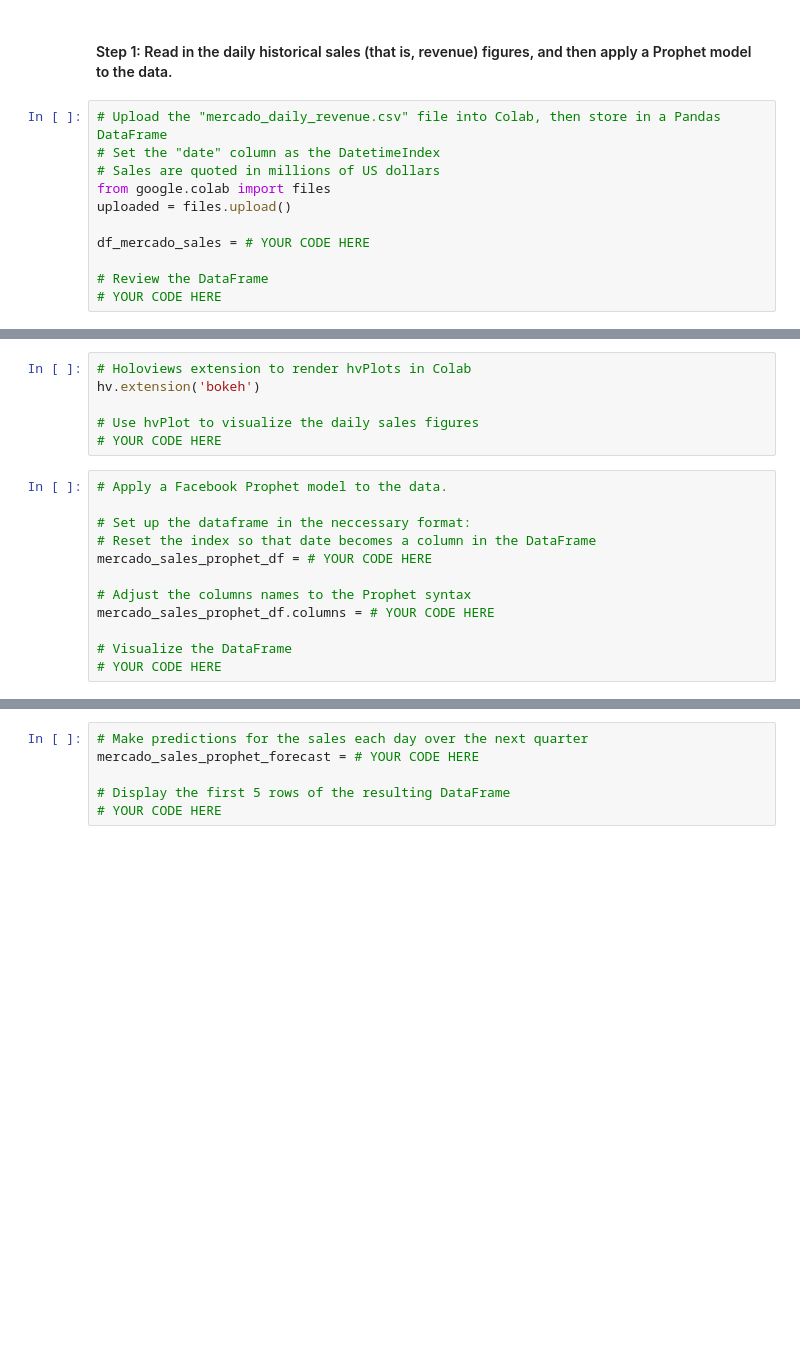
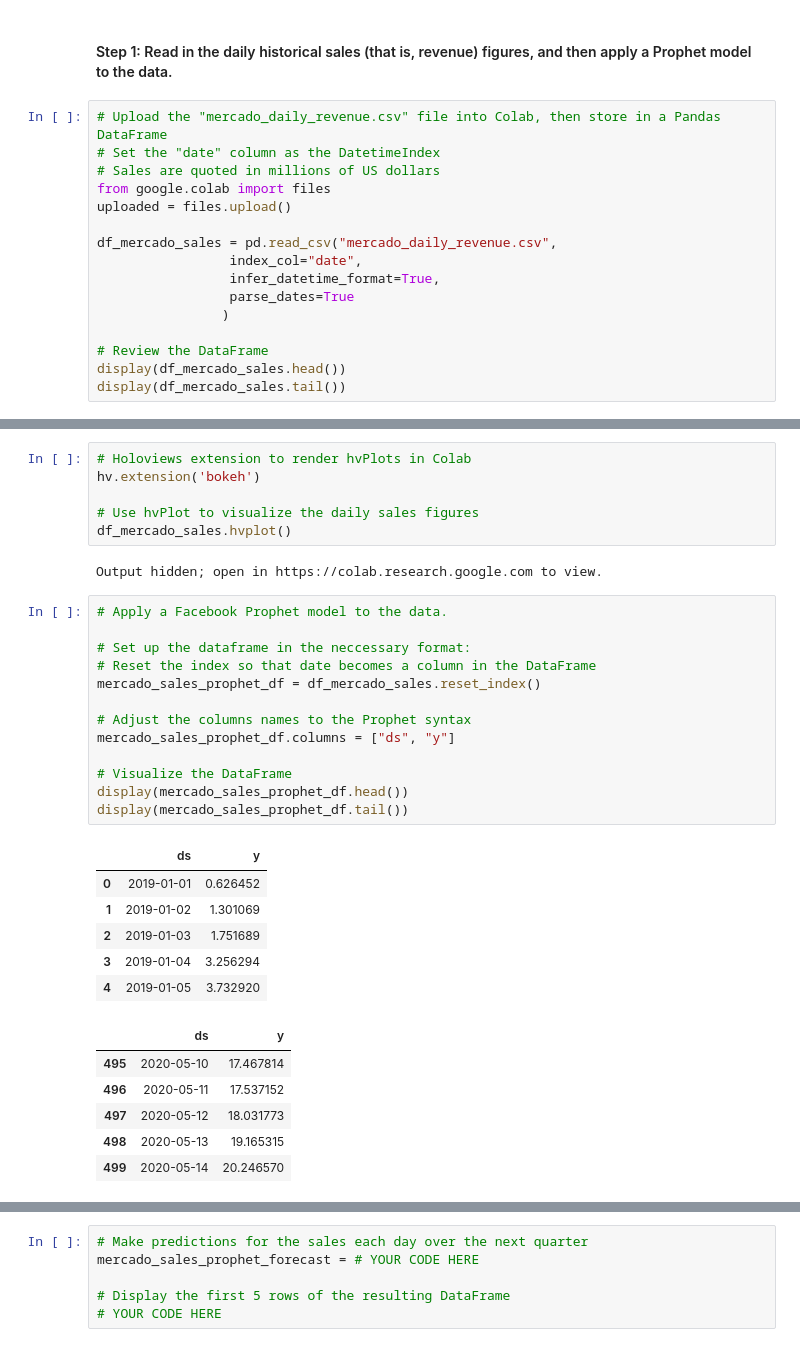
Before and after one commit to jgb161/Forecasting-Net-Prophet, a Jupyter notebook: forecasting_net_prophet.ipynb, the cells around one changed output, grey strips where cells are left out. Saved outputs shown, nothing was run; the diff lists cells and outputs as text; blank space fills up the shorter version.

```diff
--- a/forecasting_net_prophet.ipynb
+++ b/forecasting_net_prophet.ipynb
@@ -628,7 +628,12 @@ To do so, complete the following steps:
 from google.colab import files
 uploaded = files.upload()
 
-df_mercado_sales = # YOUR CODE HERE
+df_mercado_sales = pd.read_csv("mercado_daily_revenue.csv",
+                 index_col="date",
+                 infer_datetime_format=True,
+                 parse_dates=True
+                )
 
 # Review the DataFrame
-# YOUR CODE HERE
+display(df_mercado_sales.head())
+display(df_mercado_sales.tail())
@@ -637,18 +659,34 @@ df_mercado_sales = # YOUR CODE HERE
 hv.extension('bokeh')
 
 # Use hvPlot to visualize the daily sales figures
-# YOUR CODE HERE
+df_mercado_sales.hvplot()
+# %% [output]
+Output hidden; open in https://colab.research.google.com to view.
 # %%
 # Apply a Facebook Prophet model to the data.
 
 # Set up the dataframe in the neccessary format:
 # Reset the index so that date becomes a column in the DataFrame
-mercado_sales_prophet_df = # YOUR CODE HERE
+mercado_sales_prophet_df = df_mercado_sales.reset_index()
 
 # Adjust the columns names to the Prophet syntax
-mercado_sales_prophet_df.columns = # YOUR CODE HERE
+mercado_sales_prophet_df.columns = ["ds", "y"]
 
 # Visualize the DataFrame
-# YOUR CODE HERE
+display(mercado_sales_prophet_df.head())
+display(mercado_sales_prophet_df.tail())
+# %% [output]
+|  | ds | y |
+| 0 | 2019-01-01 | 0.626452 |
+| 1 | 2019-01-02 | 1.301069 |
+| 2 | 2019-01-03 | 1.751689 |
+| 3 | 2019-01-04 | 3.256294 |
+| 4 | 2019-01-05 | 3.732920 |
+|  | ds | y |
+| 495 | 2020-05-10 | 17.467814 |
+| 496 | 2020-05-11 | 17.537152 |
+| 497 | 2020-05-12 | 18.031773 |
+| 498 | 2020-05-13 | 19.165315 |
+| 499 | 2020-05-14 | 20.246570 |
 # %%
 # Create the model
```
Also changed, not shown: parts of 10 cells of this notebook.
